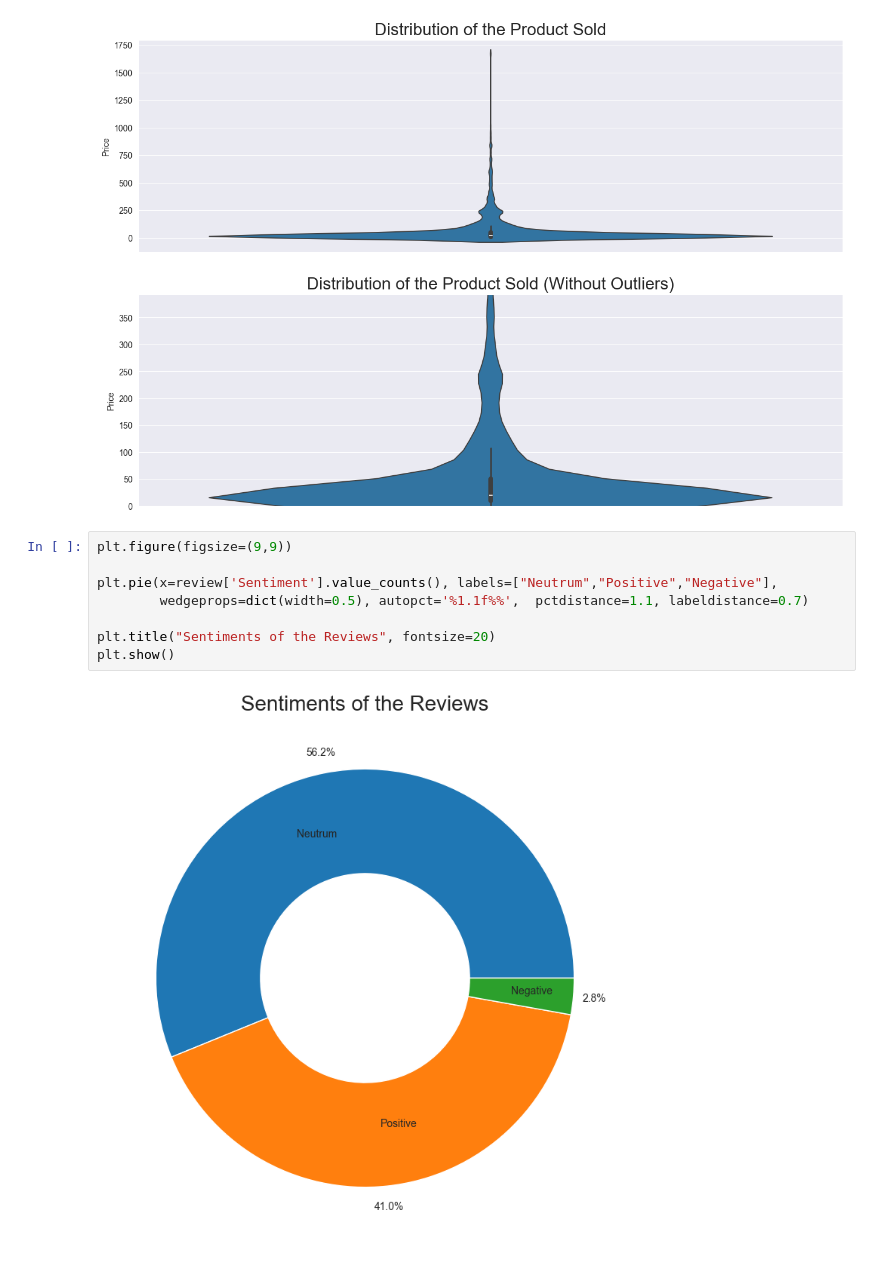
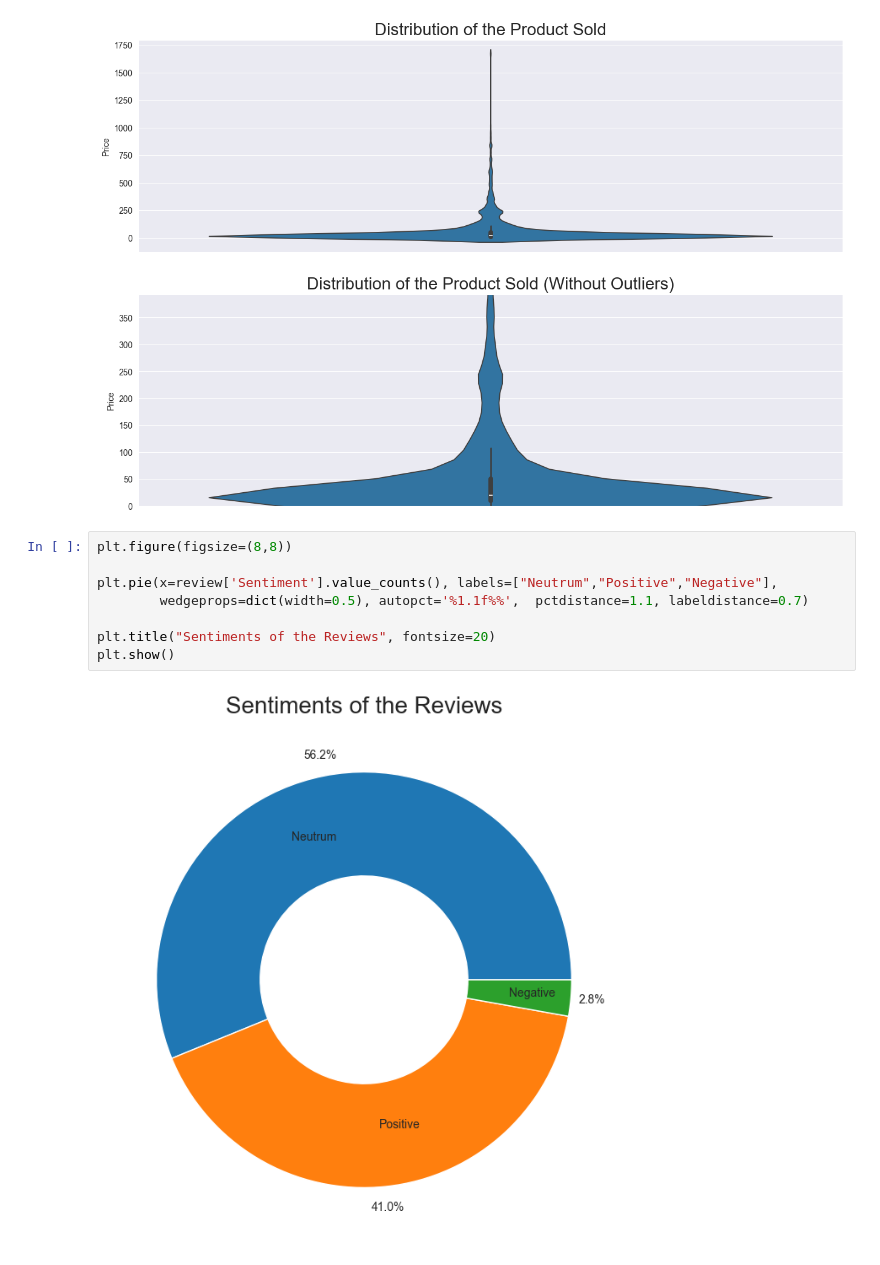
Before and after one commit to RodrigoLopezNunez17/Amazon-Sales----NLP, a Jupyter notebook: EDA/EDA.ipynb, the cells around one changed output. Cells and saved outputs as stored; diff of their text form.

```diff
--- a/EDA/EDA.ipynb
+++ b/EDA/EDA.ipynb
@@ -78,12 +90,12 @@ plt.show()
 # %% [output]
 [figure]
 # %%
-plt.figure(figsize=(9,9))
+plt.figure(figsize=(8,8))
 
 plt.pie(x=review['Sentiment'].value_counts(), labels=["Neutrum","Positive","Negative"],
         wedgeprops=dict(width=0.5), autopct='%1.1f%%',  pctdistance=1.1, labeldistance=0.7)
 
 plt.title("Sentiments of the Reviews", fontsize=20)
 plt.show()
 # %% [output]
-[figure, old version]
+[figure, new version]
```
Also changed, not shown: parts of 2 cells of this notebook.
